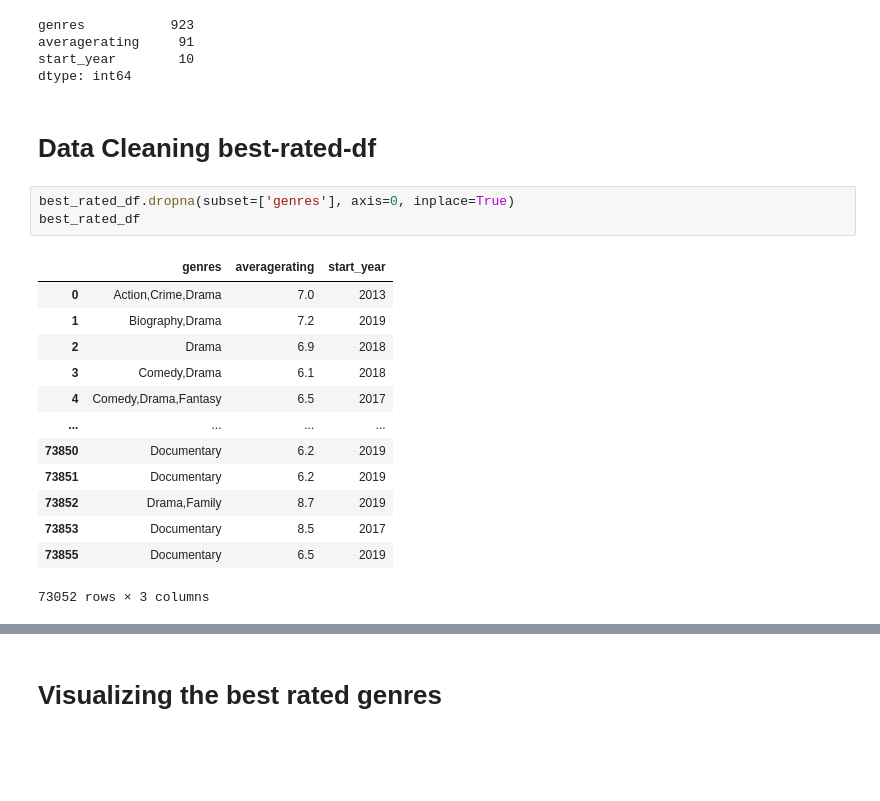
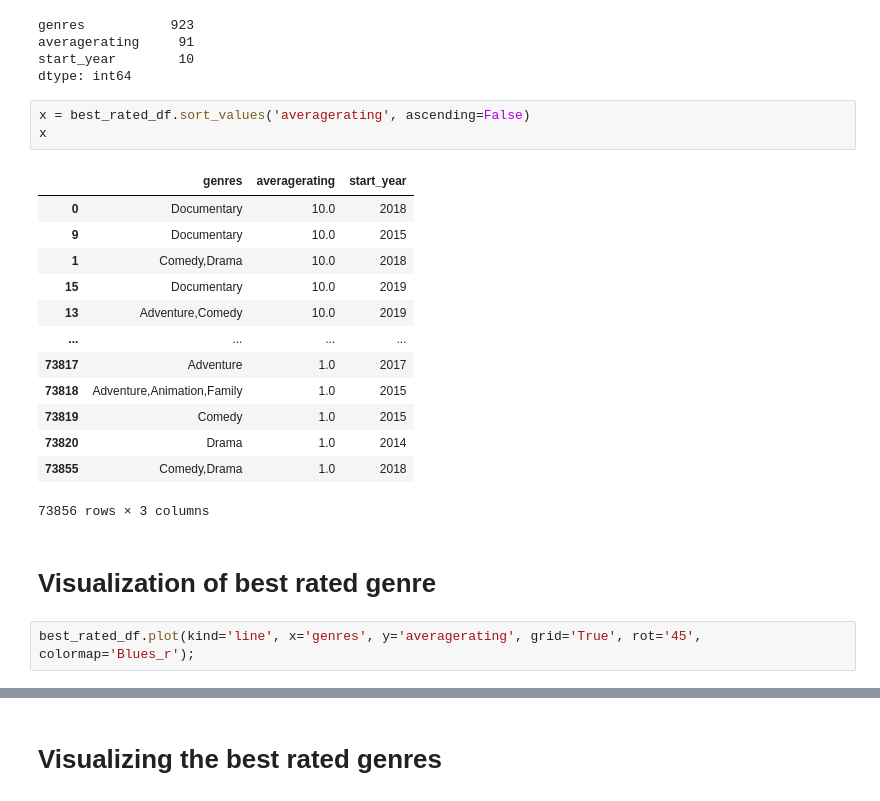
Before and after one commit to WendyMwiti/microsoft_movie_analysis, a Jupyter notebook: zippedData/Moviesmicrosoft.ipynb, the cells around one changed output, grey strips where cells are left out. Saved outputs shown, nothing was run; the diff lists cells and outputs as text; blank space fills up the shorter version.

```diff
--- a/zippedData/Moviesmicrosoft.ipynb
+++ b/zippedData/Moviesmicrosoft.ipynb
@@ -274,22 +279,24 @@ genres           923
 averagerating     91
 start_year        10
 dtype: int64
+# %%
+x = best_rated_df.sort_values('averagerating', ascending=False)
+x
+# %% [output]
+|  | genres | averagerating | start_year |
+| 0 | Documentary | 10.0 | 2018 |
+| 9 | Documentary | 10.0 | 2015 |
+| 1 | Comedy,Drama | 10.0 | 2018 |
+| 15 | Documentary | 10.0 | 2019 |
+| 13 | Adventure,Comedy | 10.0 | 2019 |
+| ... | ... | ... | ... |
+| 73817 | Adventure | 1.0 | 2017 |
+| 73818 | Adventure,Animation,Family | 1.0 | 2015 |
+| 73819 | Comedy | 1.0 | 2015 |
+| 73820 | Drama | 1.0 | 2014 |
+| 73855 | Comedy,Drama | 1.0 | 2018 |
+73856 rows × 3 columns
 # %% [markdown]
-# Data Cleaning best-rated-df
+# Visualization of best rated genre
-# %%
-best_rated_df.dropna(subset=['genres'], axis=0, inplace=True)
-best_rated_df
-# %% [output]
-|  | genres | averagerating | start_year |
-| 0 | Action,Crime,Drama | 7.0 | 2013 |
-| 1 | Biography,Drama | 7.2 | 2019 |
-| 2 | Drama | 6.9 | 2018 |
-| 3 | Comedy,Drama | 6.1 | 2018 |
-| 4 | Comedy,Drama,Fantasy | 6.5 | 2017 |
-| ... | ... | ... | ... |
-| 73850 | Documentary | 6.2 | 2019 |
-| 73851 | Documentary | 6.2 | 2019 |
-| 73852 | Drama,Family | 8.7 | 2019 |
-| 73853 | Documentary | 8.5 | 2017 |
-| 73855 | Documentary | 6.5 | 2019 |
-73052 rows × 3 columns
+# %%
+best_rated_df.plot(kind='line', x='genres', y='averagerating', grid='True', rot='45', colormap='Blues_r');
```
Also changed, not shown: parts of 52 cells of this notebook.
